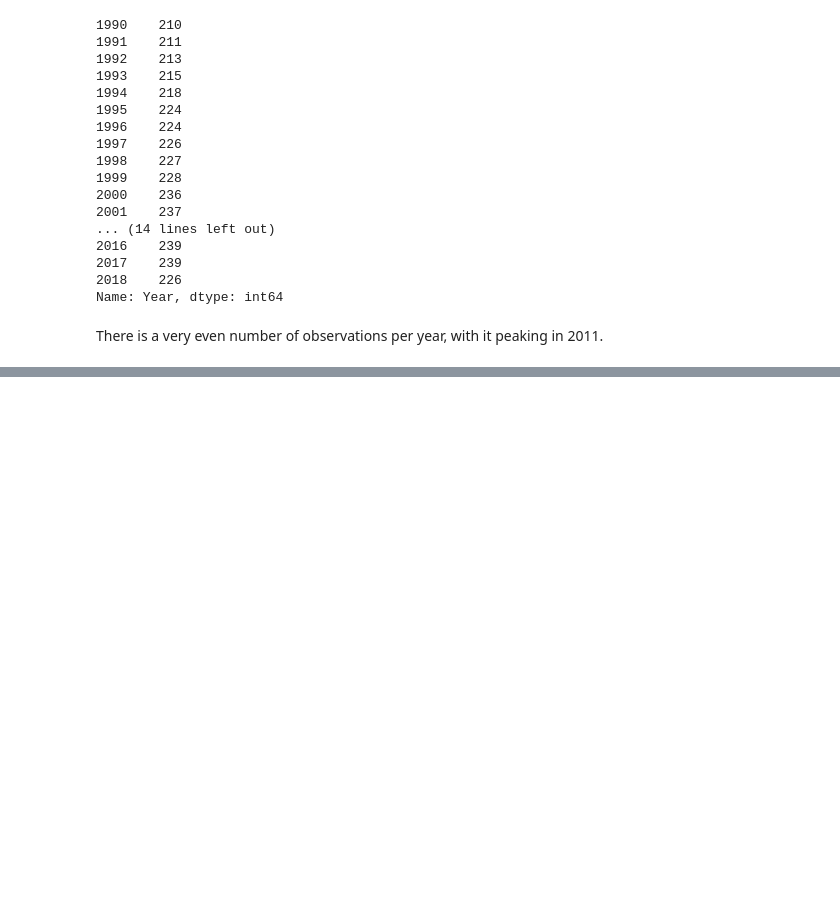
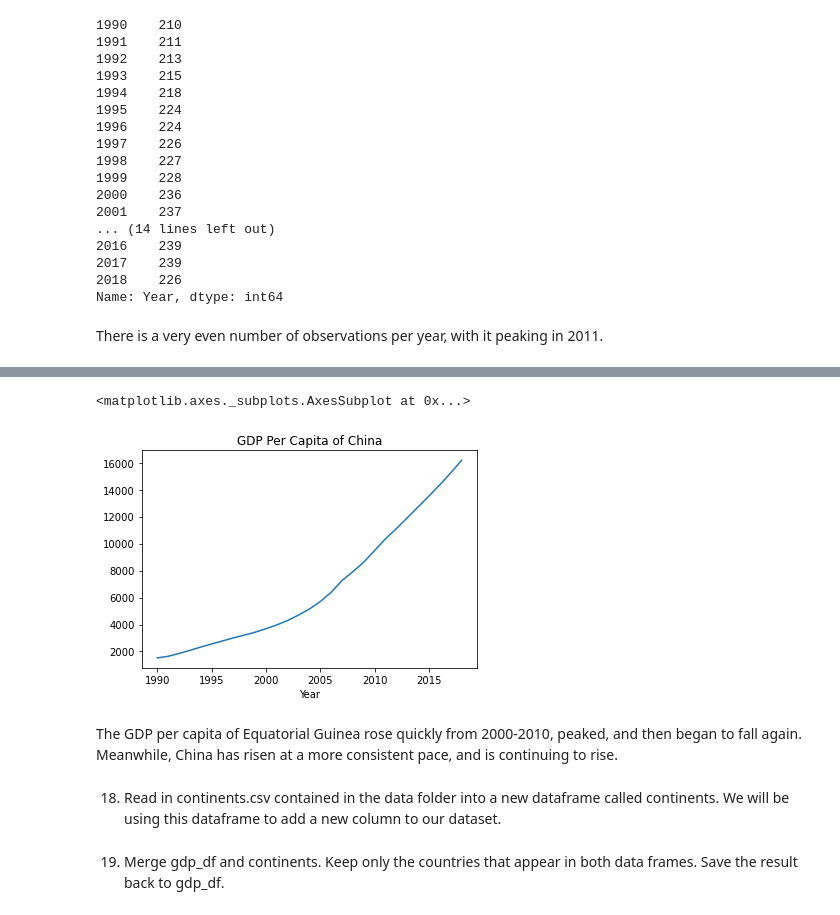
Before and after one commit to nss-data-science-cohort-4/dq1-undata-matttparker, a Jupyter notebook: notebooks/UN_Data_Exploration.ipynb, the cells around one changed output, grey strips where cells are left out. Cells and saved outputs as stored; diff of their text form; code cells hidden in the pictures; blank space fills up the shorter version.

```diff
--- a/notebooks/UN_Data_Exploration.ipynb
+++ b/notebooks/UN_Data_Exploration.ipynb
@@ -124,0 +333,9 @@ There is a very even number of observations per year, with it peaking in 2011.
+# %%
+gdp_lineplot.loc['China'].plot(y='value', title='GDP Per Capita of China')
+# %% [output]
+<matplotlib.axes._subplots.AxesSubplot at 0x...>
+[figure, added]
+# %% [markdown]
+The GDP per capita of Equatorial Guinea rose quickly from 2000-2010, peaked, and then began to fall again. Meanwhile, China has risen at a more consistent pace, and is continuing to rise.
+# %% [markdown]
+18. Read in continents.csv contained in the data folder into a new dataframe called continents. We will be using this dataframe to add a new column to our dataset.
@@ -124,0 +344,2 @@ There is a very even number of observations per year, with it peaking in 2011.
+# %% [markdown]
+19. Merge gdp_df and continents. Keep only the countries that appear in both data frames. Save the result back to gdp_df.
```
Also changed, not shown: parts of 32 cells of this notebook.
